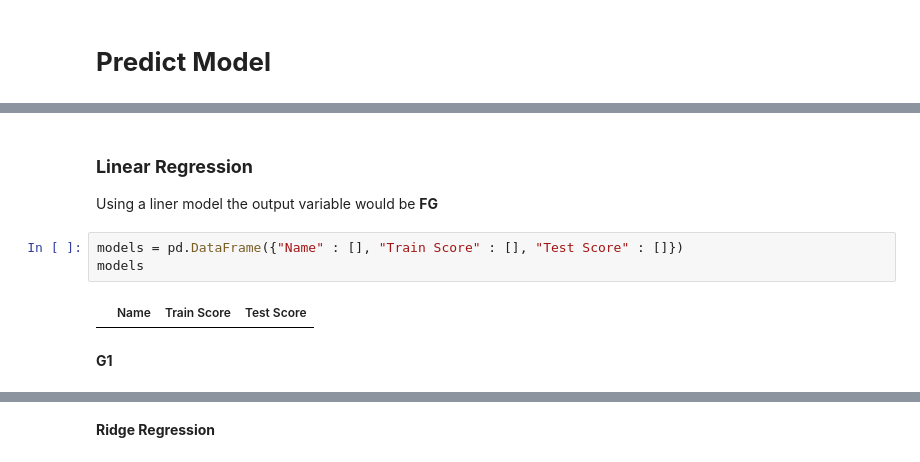
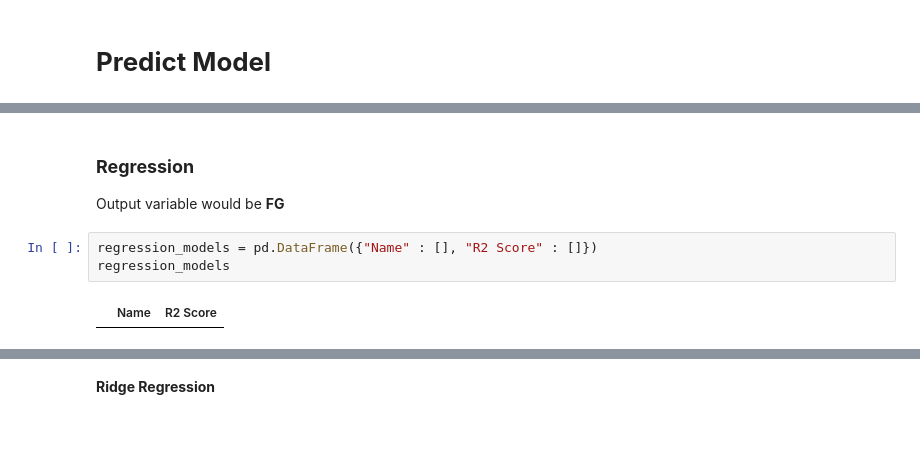
Before and after one commit to alejo1630/grades_college_analysis, a Jupyter notebook: grades.ipynb, the cells around one changed output, grey strips where cells are left out. Drawn from its saved outputs; the diff is of its cells as text; blank space fills up the shorter version.

Commit message:
Final Models

```diff
--- a/grades.ipynb
+++ b/grades.ipynb
@@ -734,11 +774,9 @@ plt.show()
 # %% [markdown]
-### **Linear Regression**
+### **Regression**
 
-Using a liner model the output variable would be **FG**
+Output variable would be **FG**
 # %%
-models = pd.DataFrame({"Name" : [], "Train Score" : [], "Test Score" : []})
-models
+regression_models = pd.DataFrame({"Name" : [], "R2 Score" : []})
+regression_models
 # %% [output]
-|  | Name | Train Score | Test Score |
+|  | Name | R2 Score |
-# %% [markdown]
-**G1**
```
Also changed, not shown: parts of 72 cells of this notebook.
